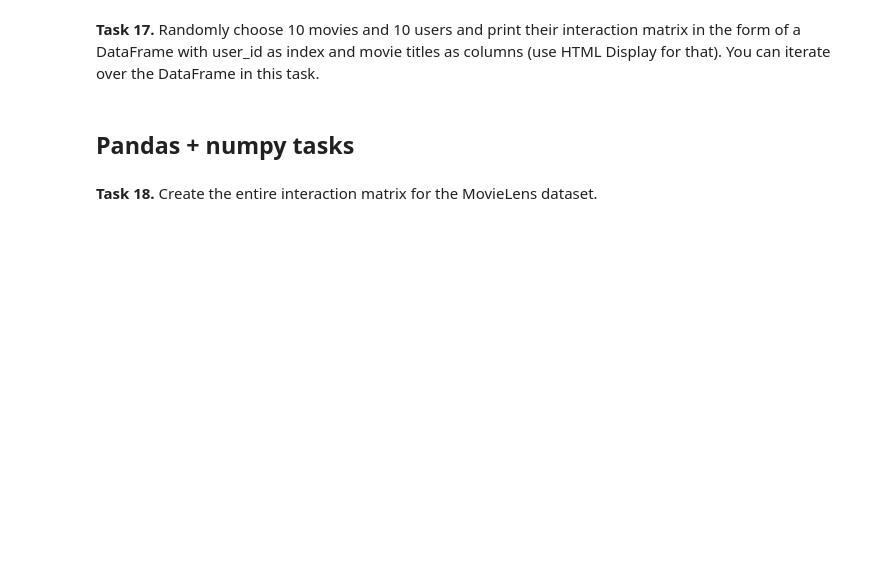
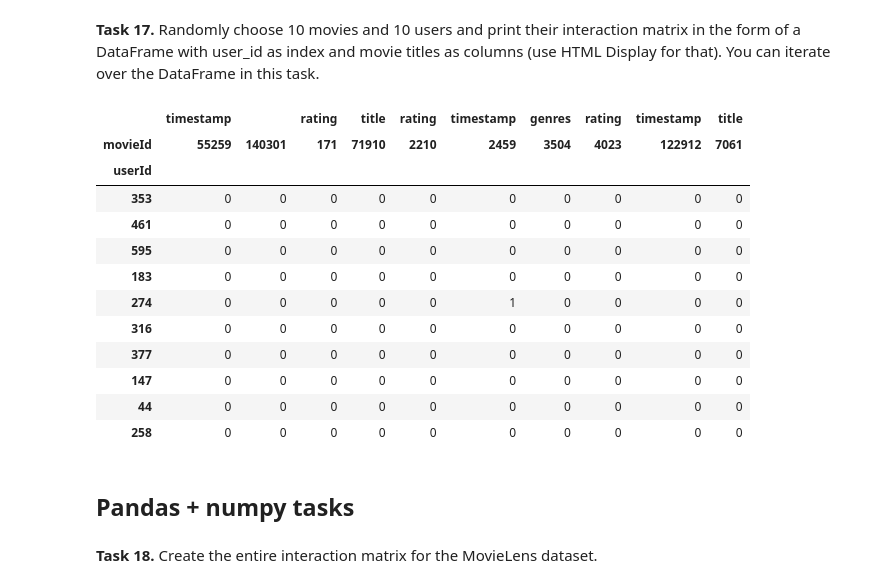
Before and after one commit to Mikbac/recommender-systems-class, a Jupyter notebook: class_2_numpy_pandas.ipynb, the cells around one changed output. Saved outputs shown, nothing was run; the diff lists cells and outputs as text; code cells hidden in the pictures; blank space fills up the shorter version.

```diff
--- a/class_2_numpy_pandas.ipynb
+++ b/class_2_numpy_pandas.ipynb
@@ -1074,3 +1309,27 @@ to hours played and print the first 10 rows from the entire Steam dataset after
+# %%
+movies = pd.merge(ml_ratings_df, ml_movies_df, on='movieId');
+
+df = movies.pivot_table(index='userId', columns='movieId', aggfunc=len, fill_value=0)
+
+np.random.randint(193610)
+
+ans = df.sample(n=10).sample(n=10, axis=1)
+
+display(HTML(ans.to_html()))
+# %% [output]
+|  | timestamp |  | rating | title | rating | timestamp | genres | rating | timestamp | title |
+| movieId | 55259 | 140301 | 171 | 71910 | 2210 | 2459 | 3504 | 4023 | 122912 | 7061 |
+| userId |  |  |  |  |  |  |  |  |  |  |
+| 353 | 0 | 0 | 0 | 0 | 0 | 0 | 0 | 0 | 0 | 0 |
+| 461 | 0 | 0 | 0 | 0 | 0 | 0 | 0 | 0 | 0 | 0 |
+| 595 | 0 | 0 | 0 | 0 | 0 | 0 | 0 | 0 | 0 | 0 |
+| 183 | 0 | 0 | 0 | 0 | 0 | 0 | 0 | 0 | 0 | 0 |
+| 274 | 0 | 0 | 0 | 0 | 0 | 1 | 0 | 0 | 0 | 0 |
+| 316 | 0 | 0 | 0 | 0 | 0 | 0 | 0 | 0 | 0 | 0 |
+| 377 | 0 | 0 | 0 | 0 | 0 | 0 | 0 | 0 | 0 | 0 |
+| 147 | 0 | 0 | 0 | 0 | 0 | 0 | 0 | 0 | 0 | 0 |
+| 44 | 0 | 0 | 0 | 0 | 0 | 0 | 0 | 0 | 0 | 0 |
+| 258 | 0 | 0 | 0 | 0 | 0 | 0 | 0 | 0 | 0 | 0 |
 # %% [markdown]
 ## Pandas + numpy tasks
 # %% [markdown]
```
Also changed, not shown: parts of 31 cells of this notebook.
